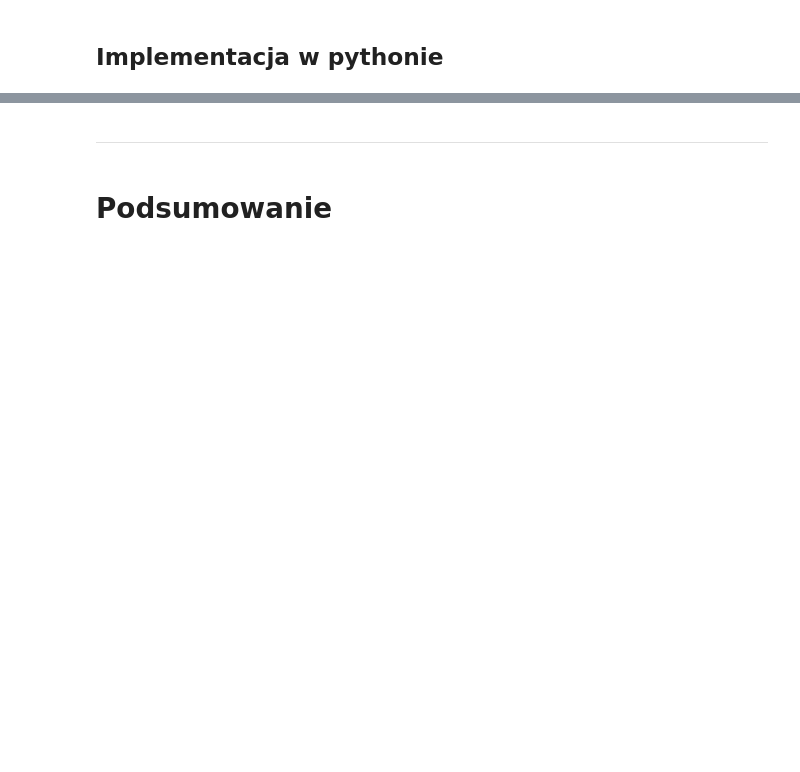
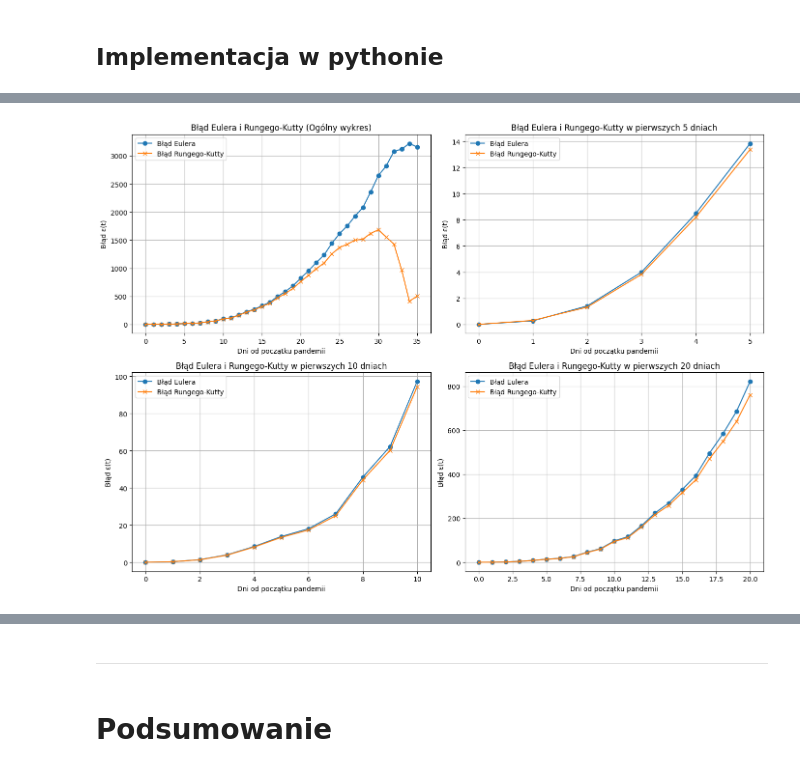
Before and after one commit to 277465/Modelowanie-Pandemii-Sars-cov-19, a Jupyter notebook: projekt.ipynb, the cells around one changed output, grey strips where cells are left out. Drawn from its saved outputs; the diff is of its cells as text; code cells hidden in the pictures; blank space fills up the shorter version.

```diff
--- a/projekt.ipynb
+++ b/projekt.ipynb
@@ -768,0 +560,75 @@ plt.show()
+# %%
+import numpy as np
+import matplotlib.pyplot as plt
+
+# Dane
+Se = np.array([37899999.0, 37899998.734693885, 37899998.40387341, 37899997.99136053, 37899997.47698224, 37899996.83558402, 37899996.035799734,
+               37899995.038517736, 37899993.7949682, 37899992.24433816, 37899990.31079759, 37899987.8997911, 37899984.893413976, 37899981.14464632,
+               37899976.47016342, 37899970.64137077, 37899963.37322529, 37899954.31029609, 37899943.009383276, 37899928.91784471, 37899911.34657102,
+               37899889.436287425, 37899862.11553462, 37899828.04827427, 37899785.568557434, 37899732.59906184, 37899666.54951569, 37899584.19004265,
+               37899481.49323761, 37899353.437255196, 37899193.76028961, 37898994.65445124, 37898746.384088986, 37898436.80992268, 37898050.795760654,
+               37897569.46886072])
+
+Ie = np.array([1.0, 1.2469387685100426, 1.5548562900975447, 1.9388105810959377, 2.4175780646767664, 3.014571788970244, 3.7589863884491064, 4.6872257800602215,
+               5.844683411935284, 7.2879621230524005, 9.087642170013789, 11.331732783373631, 14.129976041472265, 17.619213528917573, 21.970078217632114,
+               27.395338811807633, 34.160304602525486, 42.59579963365413, 53.11434061342598, 66.2303096569151, 82.58510826994276, 102.97852253014612,
+               128.40783308593672, 160.1165822131185, 199.65538223299887, 248.95773815197995, 310.4345911535366, 387.09220435032637, 482.6791525785894,
+               601.8695995333869, 750.4918173708928, 935.813112151005, 1166.8950703111586, 1455.0364700187931, 1814.3254723904915, 2262.328026911963])
+
+S = np.array([37899999, 37899999, 37899997, 37899994, 37899989, 37899983, 37899978, 37899969, 37899948, 37899930, 37899893, 37899872, 37899819,
+              37899757, 37899708, 37899640, 37899570, 37899459, 37899359, 37899243, 37899089, 37898935, 37898763, 37898595, 37898344, 37898116,
+              37897914, 37897656, 37897403, 37896997, 37896546, 37896178, 37895670, 37895318, 37894832, 37894414])
+
+# Obliczanie błędów
+error_euler = np.abs(S - Se)
+error_rk = np.abs(S - Srk)
+
+# Dni (t)
+days = np.arange(len(S))
+
+# Tworzenie wykresów w układzie 2x2
+fig, axs = plt.subplots(2, 2, figsize=(14, 10))
+
+# Wykres ogólny
+axs[0, 0].plot(days, error_euler, label="Błąd Eulera", marker='o')
+axs[0, 0].plot(days, error_rk, label="Błąd Rungego-Kutty", marker='x')
+axs[0, 0].set_title("Błąd Eulera i Rungego-Kutty (Ogólny wykres)")
+axs[0, 0].set_xlabel("Dni od początku pandemii")
+axs[0, 0].set_ylabel("Błąd ε(t)")
+axs[0, 0].legend()
+axs[0, 0].grid(True)
+
+# Wykres dla 5 dni
+axs[0, 1].plot(days[:6], error_euler[:6], label="Błąd Eulera", marker='o')
+axs[0, 1].plot(days[:6], error_rk[:6], label="Błąd Rungego-Kutty", marker='x')
+axs[0, 1].set_title("Błąd Eulera i Rungego-Kutty w pierwszych 5 dniach")
+axs[0, 1].set_xlabel("Dni od początku pandemii")
+axs[0, 1].set_ylabel("Błąd ε(t)")
+axs[0, 1].legend()
+axs[0, 1].grid(True)
+
+# Wykres dla 10 dni
+axs[1, 0].plot(days[:11], error_euler[:11], label="Błąd Eulera", marker='o')
+axs[1, 0].plot(days[:11], error_rk[:11], label="Błąd Rungego-Kutty", marker='x')
+axs[1, 0].set_title("Błąd Eulera i Rungego-Kutty w pierwszych 10 dniach")
+axs[1, 0].set_xlabel("Dni od początku pandemii")
+axs[1, 0].set_ylabel("Błąd ε(t)")
+axs[1, 0].legend()
+axs[1, 0].grid(True)
+
+# Wykres dla 20 dni (kontynuacja)
+axs[1, 1].plot(days[:21], error_euler[:21], label="Błąd Eulera", marker='o')
+axs[1, 1].plot(days[:21], error_rk[:21], label="Błąd Rungego-Kutty", marker='x')
+axs[1, 1].set_title("Błąd Eulera i Rungego-Kutty w pierwszych 20 dniach")
+axs[1, 1].set_xlabel("Dni od początku pandemii")
+axs[1, 1].set_ylabel("Błąd ε(t)")
+axs[1, 1].legend()
+axs[1, 1].grid(True)
+
+# Ustawienie odstępów między wykresami
+plt.tight_layout()
+
+# Wyświetlenie wykresów
+plt.show()
+# %% [output]
+[figure, added]
```
Also changed, not shown: parts of 25 cells of this notebook.
